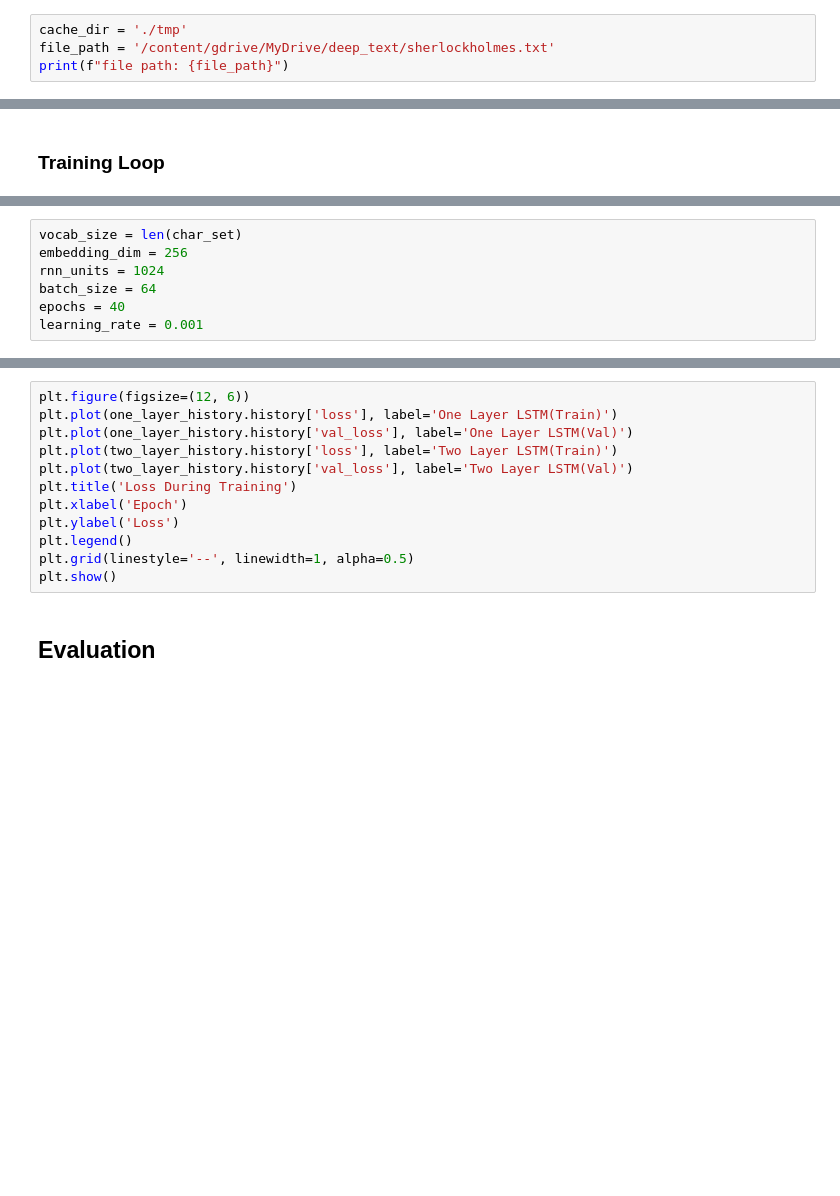
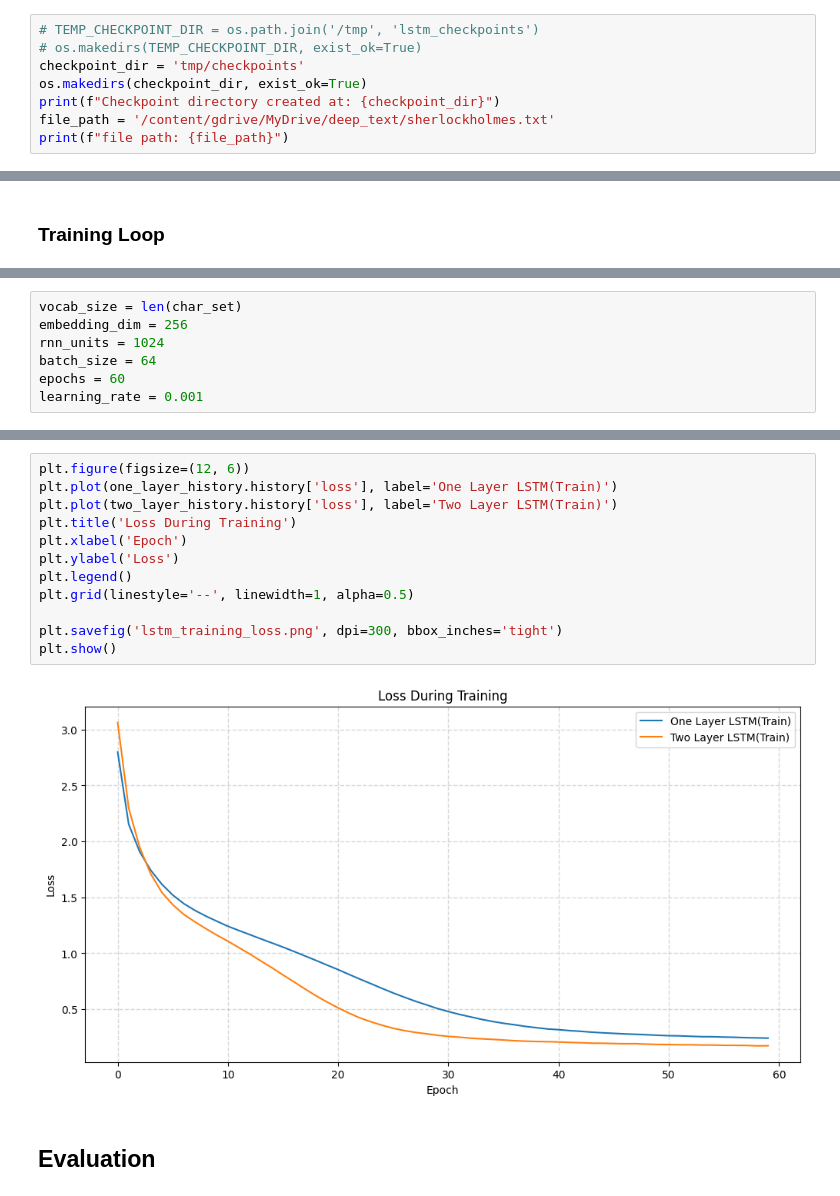
Before and after one commit to mozartfish/dd2424-text-generation, a Jupyter notebook: Pranav_LSTM2.ipynb, the cells around one changed output, grey strips where cells are left out. Cells and saved outputs as stored; diff of their text form; blank space fills up the shorter version.

```diff
--- a/Pranav_LSTM2.ipynb
+++ b/Pranav_LSTM2.ipynb
@@ -36,7 +42,11 @@ Keras version: 3.8.0
 # %% [markdown]
 ## Data
 # %%
-cache_dir = './tmp'
+# TEMP_CHECKPOINT_DIR = os.path.join('/tmp', 'lstm_checkpoints')
+# os.makedirs(TEMP_CHECKPOINT_DIR, exist_ok=True)
+checkpoint_dir = 'tmp/checkpoints'
+os.makedirs(checkpoint_dir, exist_ok=True)
+print(f"Checkpoint directory created at: {checkpoint_dir}")
 file_path = '/content/gdrive/MyDrive/deep_text/sherlockholmes.txt'
 print(f"file path: {file_path}")
 # %% [output]
@@ -415,7 +444,7 @@ vocab_size = len(char_set)
 embedding_dim = 256
 rnn_units = 1024
 batch_size = 64
-epochs = 40
+epochs = 60
 learning_rate = 0.001
 # %%
 one_layer_model, one_layer_history, one_layer_checkpoint = train_model(
@@ -477,15 +539,17 @@ two_layer_model, two_layer_history, two_layer_checkpoint = train_model(
 # %%
 plt.figure(figsize=(12, 6))
 plt.plot(one_layer_history.history['loss'], label='One Layer LSTM(Train)')
-plt.plot(one_layer_history.history['val_loss'], label='One Layer LSTM(Val)')
 plt.plot(two_layer_history.history['loss'], label='Two Layer LSTM(Train)')
-plt.plot(two_layer_history.history['val_loss'], label='Two Layer LSTM(Val)')
 plt.title('Loss During Training')
 plt.xlabel('Epoch')
 plt.ylabel('Loss')
 plt.legend()
 plt.grid(linestyle='--', linewidth=1, alpha=0.5)
+
+plt.savefig('lstm_training_loss.png', dpi=300, bbox_inches='tight')
 plt.show()
+# %% [output]
+[figure, added]
 # %% [markdown]
 ## Evaluation
 # %%
```
Also changed, not shown: parts of 34 cells of this notebook.
